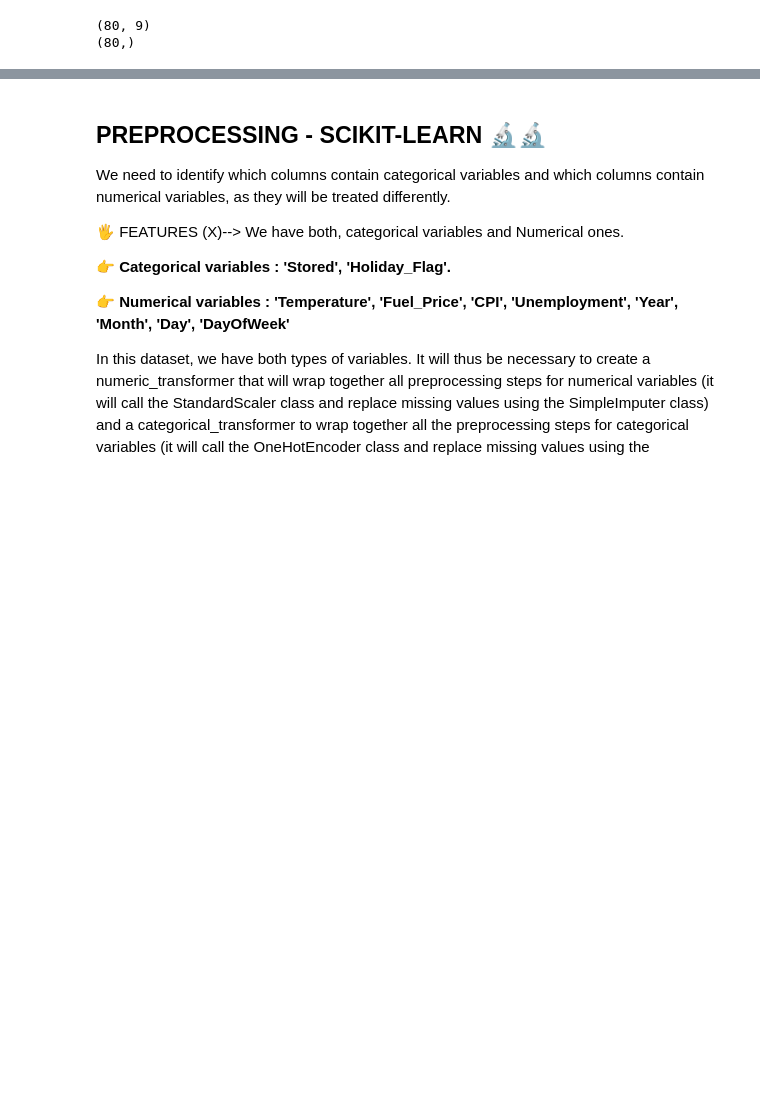
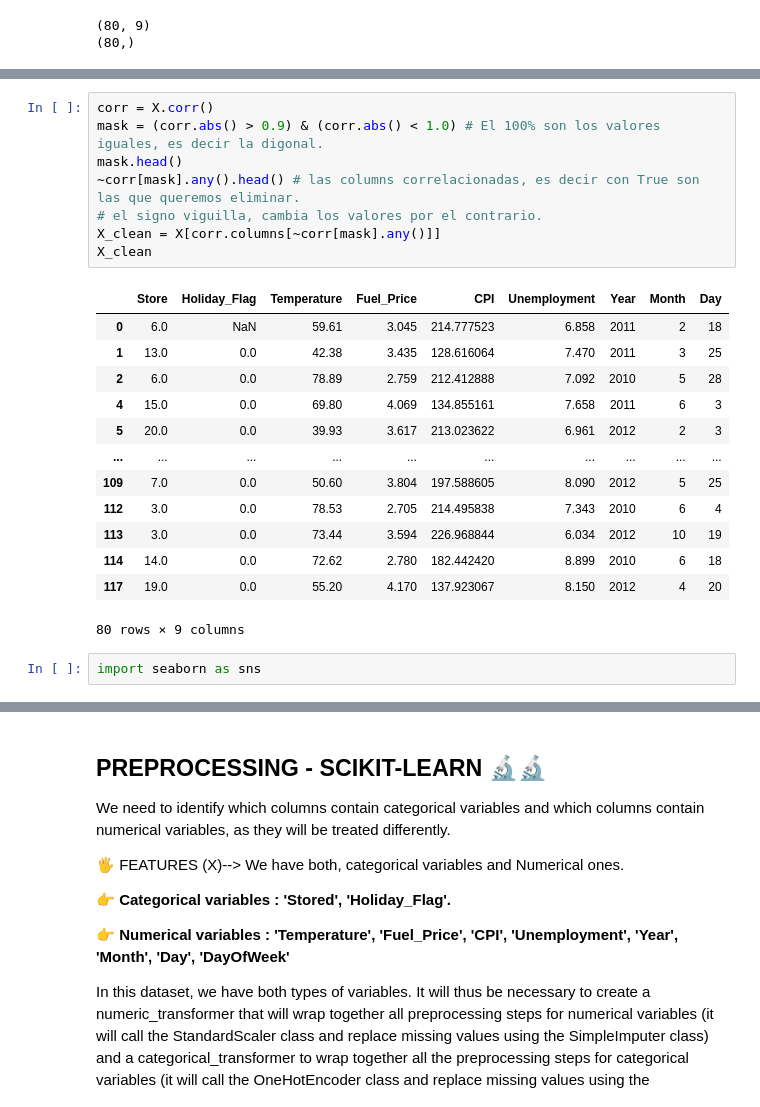
Before and after one commit to JaviPSanchez/03_IA_ML_Wallmart, a Jupyter notebook: 01-Walmart_sales.ipynb, the cells around one changed output, grey strips where cells are left out. Drawn from its saved outputs; the diff is of its cells as text; blank space fills up the shorter version.

```diff
--- a/01-Walmart_sales.ipynb
+++ b/01-Walmart_sales.ipynb
@@ -416,0 +440,24 @@ print(y.shape)
+# %%
+corr = X.corr()
+mask = (corr.abs() > 0.9) & (corr.abs() < 1.0) # El 100% son los valores iguales, es decir la digonal.
+mask.head()
+~corr[mask].any().head() # las columns correlacionadas, es decir con True son las que queremos eliminar.
+# el signo viguilla, cambia los valores por el contrario.
+X_clean = X[corr.columns[~corr[mask].any()]]
+X_clean
+# %% [output]
+|  | Store | Holiday_Flag | Temperature | Fuel_Price | CPI | Unemployment | Year | Month | Day |
+| 0 | 6.0 | NaN | 59.61 | 3.045 | 214.777523 | 6.858 | 2011 | 2 | 18 |
+| 1 | 13.0 | 0.0 | 42.38 | 3.435 | 128.616064 | 7.470 | 2011 | 3 | 25 |
+| 2 | 6.0 | 0.0 | 78.89 | 2.759 | 212.412888 | 7.092 | 2010 | 5 | 28 |
+| 4 | 15.0 | 0.0 | 69.80 | 4.069 | 134.855161 | 7.658 | 2011 | 6 | 3 |
+| 5 | 20.0 | 0.0 | 39.93 | 3.617 | 213.023622 | 6.961 | 2012 | 2 | 3 |
+| ... | ... | ... | ... | ... | ... | ... | ... | ... | ... |
+| 109 | 7.0 | 0.0 | 50.60 | 3.804 | 197.588605 | 8.090 | 2012 | 5 | 25 |
+| 112 | 3.0 | 0.0 | 78.53 | 2.705 | 214.495838 | 7.343 | 2010 | 6 | 4 |
+| 113 | 3.0 | 0.0 | 73.44 | 3.594 | 226.968844 | 6.034 | 2012 | 10 | 19 |
+| 114 | 14.0 | 0.0 | 72.62 | 2.780 | 182.442420 | 8.899 | 2010 | 6 | 18 |
+| 117 | 19.0 | 0.0 | 55.20 | 4.170 | 137.923067 | 8.150 | 2012 | 4 | 20 |
+80 rows × 9 columns
+# %%
+import seaborn as sns
```
Also changed, not shown: parts of 54 cells of this notebook.
